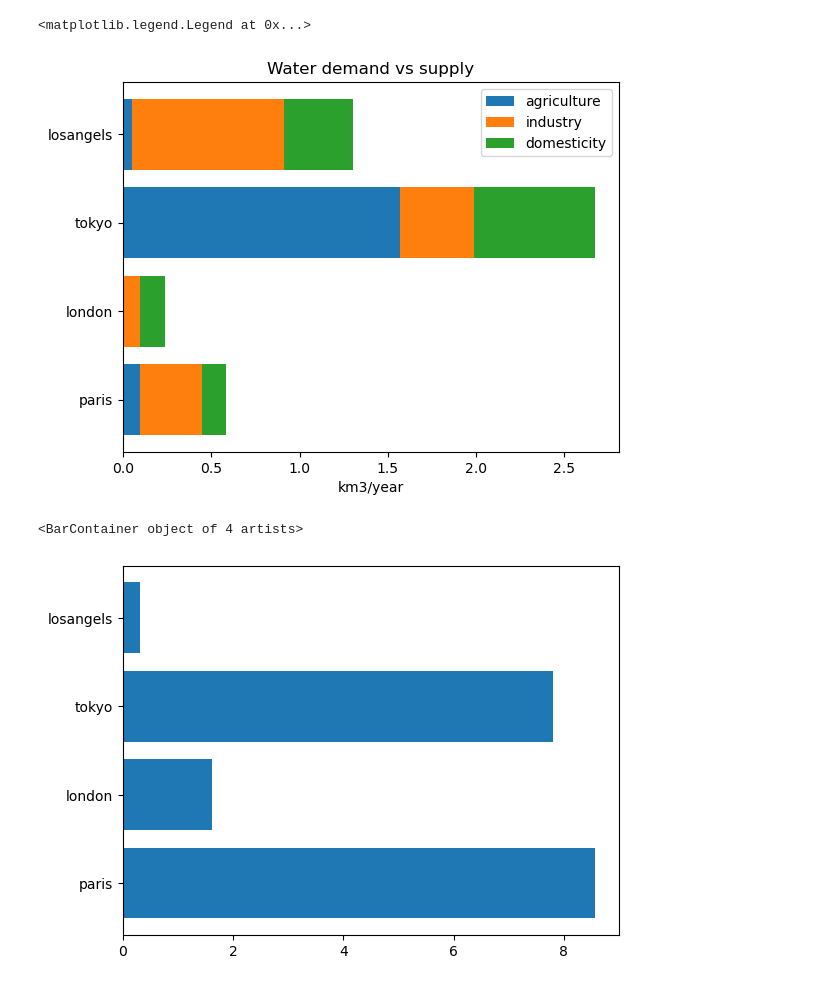
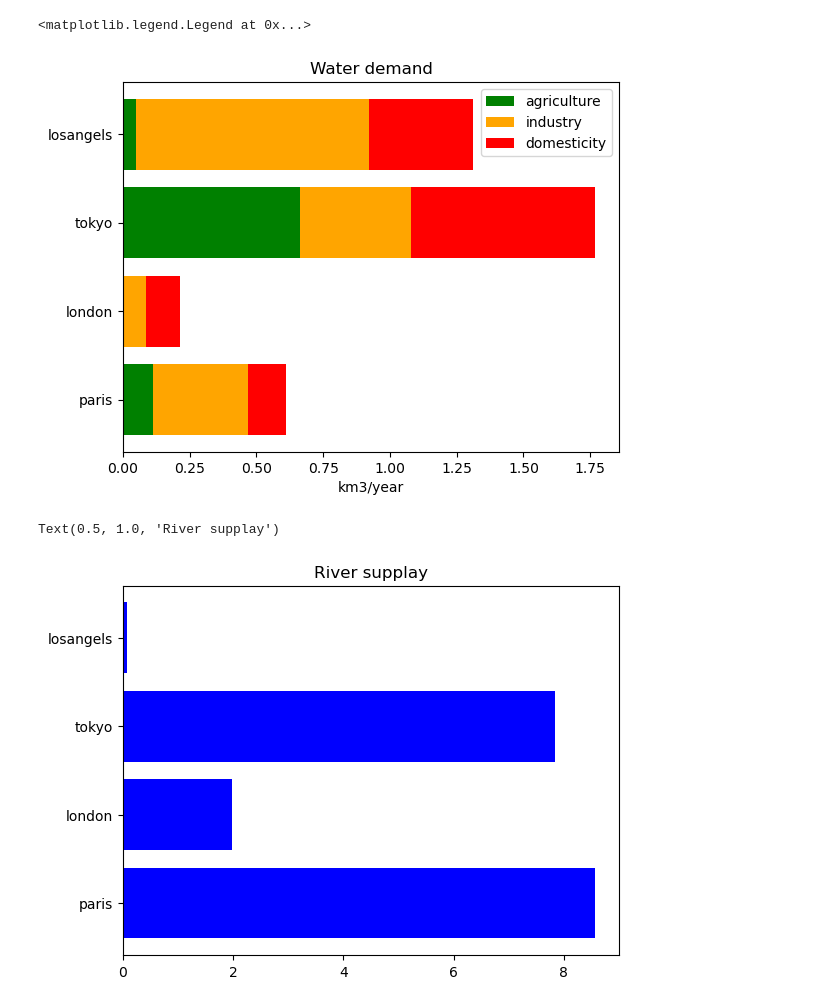
Before and after one commit to HalKiyo/xeno_jupyter_test, a Jupyter notebook: city/barchart.ipynb, the cells around one changed output. Drawn from its saved outputs; the diff is of its cells as text; code cells hidden in the pictures.

```diff
--- a/city/barchart.ipynb
+++ b/city/barchart.ipynb
@@ -1,10 +3,10 @@
 # %%
 # demagr demind demdom rivout
 # km3/year = 1/1e9 m3/year
-losangels = [0.0485810622, 0.86456747655, 0.389359802475, 0.311023613025]
-tokyo = [1.5673424687085937, 0.4176988168078125, 0.6899961425625001, 7.8013412226]
-london = [0.0, 0.0965463701203125, 0.142805381653125, 1.611607104]
-paris = [0.09582461262509766, 0.34954634885625, 0.140136756665625, 8.5725547776]
+losangels = [0.0485810622, 0.8715339358875, 0.39249716332499995, 0.08188481025]
+tokyo = [0.662622462093164, 0.41733574063593754, 0.6893963773874999, 7.8490622592]
+london = [0.0, 0.08686613120625, 0.12848697495, 1.9696117248]
+paris = [0.11320041283330078, 0.354672001771875, 0.1421916840140625, 8.5725547776]
 
 summary = [paris, london, tokyo, losangels]
 name = ['paris', 'london', 'tokyo', 'losangels']
@@ -22,24 +18,25 @@ agr = np.array([country[0] for country in summary])
 ind = np.array([country[1] for country in summary])
 dom = np.array([country[2] for country in summary])
 
-plt.barh(name, agr, label='agriculture')
-plt.barh(name, ind, left=agr, label='industry')
-plt.barh(name, dom, left=agr+ind, label='domesticity')
+plt.barh(name, agr, label='agriculture', color='green')
+plt.barh(name, ind, left=agr, label='industry', color='orange')
+plt.barh(name, dom, left=agr+ind, label='domesticity', color='red')
 
-plt.title('Water demand vs supply')
+plt.title('Water demand')
 plt.xlabel('km3/year')
 
 plt.legend()
 # %% [output]
 <matplotlib.legend.Legend at 0x...>
-[figure, old version]
+[figure, new version]
 # %%
 rivout = np.array([country[3] for country in summary])
 
-plt.barh(name, rivout, label='river supply')
+plt.barh(name, rivout, color='blue')
+plt.title('River supplay')
 # %% [output]
-<BarContainer object of 4 artists>
+Text(0.5, 1.0, 'River supplay')
-[figure, old version]
+[figure, new version]
 # %%
 fig, ax = plt.subplots()
 
```
Also changed, not shown: parts of 7 cells of this notebook, 7 other files.
